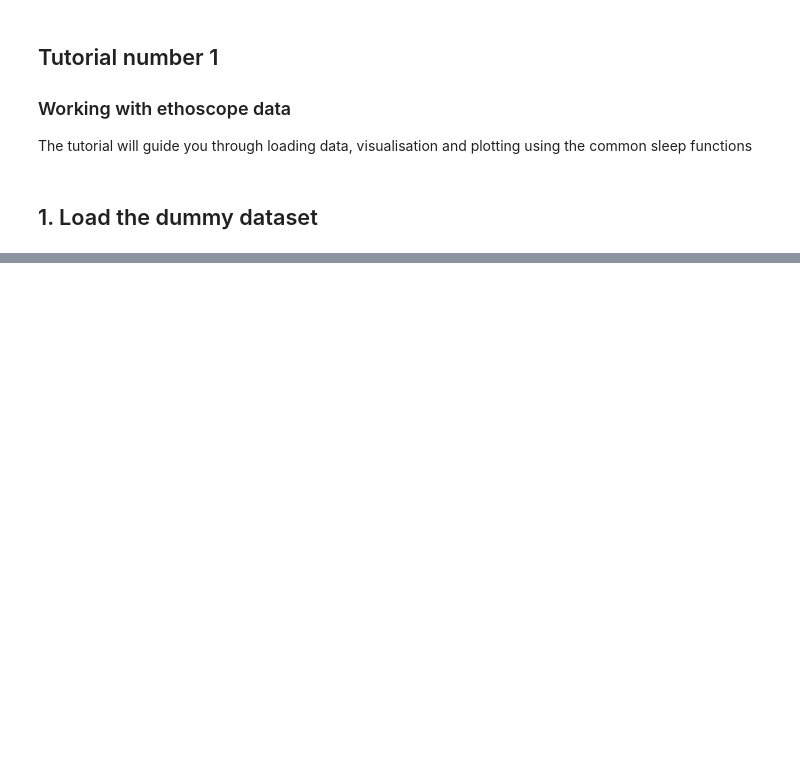
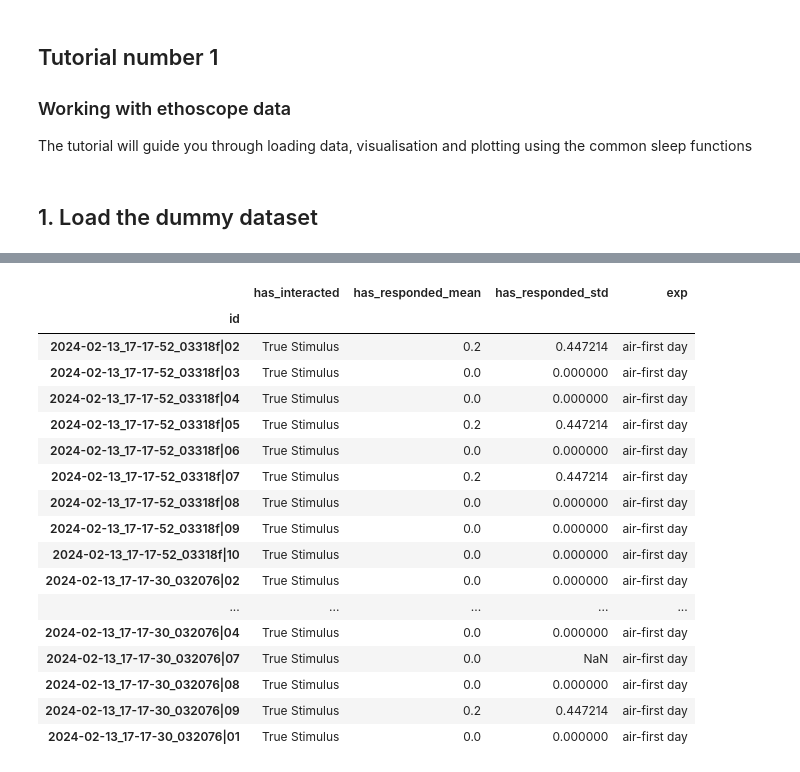
Before and after one commit to gilestrolab/ethoscopy, a Jupyter notebook: tutorial_notebook/test_response.ipynb, the cells around one changed output, grey strips where cells are left out. Saved outputs shown, nothing was run; the diff lists cells and outputs as text; code cells hidden in the pictures; blank space fills up the shorter version.

```diff
--- a/tutorial_notebook/test_response.ipynb
+++ b/tutorial_notebook/test_response.ipynb
@@ -25,0 +58,21 @@ fig.show()
+# %%
+stats_s[stats_s['exp'] == 'air-first day'][stats_s[stats_s['exp'] == 'air-first day']['has_interacted'] == 'True Stimulus']
+# %% [output]
+|  | has_interacted | has_responded_mean | has_responded_std | exp |
+| id |  |  |  |  |
+| 2024-02-13_17-17-52_03318f|02 | True Stimulus | 0.2 | 0.447214 | air-first day |
+| 2024-02-13_17-17-52_03318f|03 | True Stimulus | 0.0 | 0.000000 | air-first day |
+| 2024-02-13_17-17-52_03318f|04 | True Stimulus | 0.0 | 0.000000 | air-first day |
+| 2024-02-13_17-17-52_03318f|05 | True Stimulus | 0.2 | 0.447214 | air-first day |
+| 2024-02-13_17-17-52_03318f|06 | True Stimulus | 0.0 | 0.000000 | air-first day |
+| 2024-02-13_17-17-52_03318f|07 | True Stimulus | 0.2 | 0.447214 | air-first day |
+| 2024-02-13_17-17-52_03318f|08 | True Stimulus | 0.0 | 0.000000 | air-first day |
+| 2024-02-13_17-17-52_03318f|09 | True Stimulus | 0.0 | 0.000000 | air-first day |
+| 2024-02-13_17-17-52_03318f|10 | True Stimulus | 0.0 | 0.000000 | air-first day |
+| 2024-02-13_17-17-30_032076|02 | True Stimulus | 0.0 | 0.000000 | air-first day |
+| ... | ... | ... | ... | ... |
+| 2024-02-13_17-17-30_032076|04 | True Stimulus | 0.0 | 0.000000 | air-first day |
+| 2024-02-13_17-17-30_032076|07 | True Stimulus | 0.0 | NaN | air-first day |
+| 2024-02-13_17-17-30_032076|08 | True Stimulus | 0.0 | 0.000000 | air-first day |
+| 2024-02-13_17-17-30_032076|09 | True Stimulus | 0.2 | 0.447214 | air-first day |
+| 2024-02-13_17-17-30_032076|01 | True Stimulus | 0.0 | 0.000000 | air-first day |
```
Also changed, not shown: parts of 7 cells of this notebook, 2 other files.
